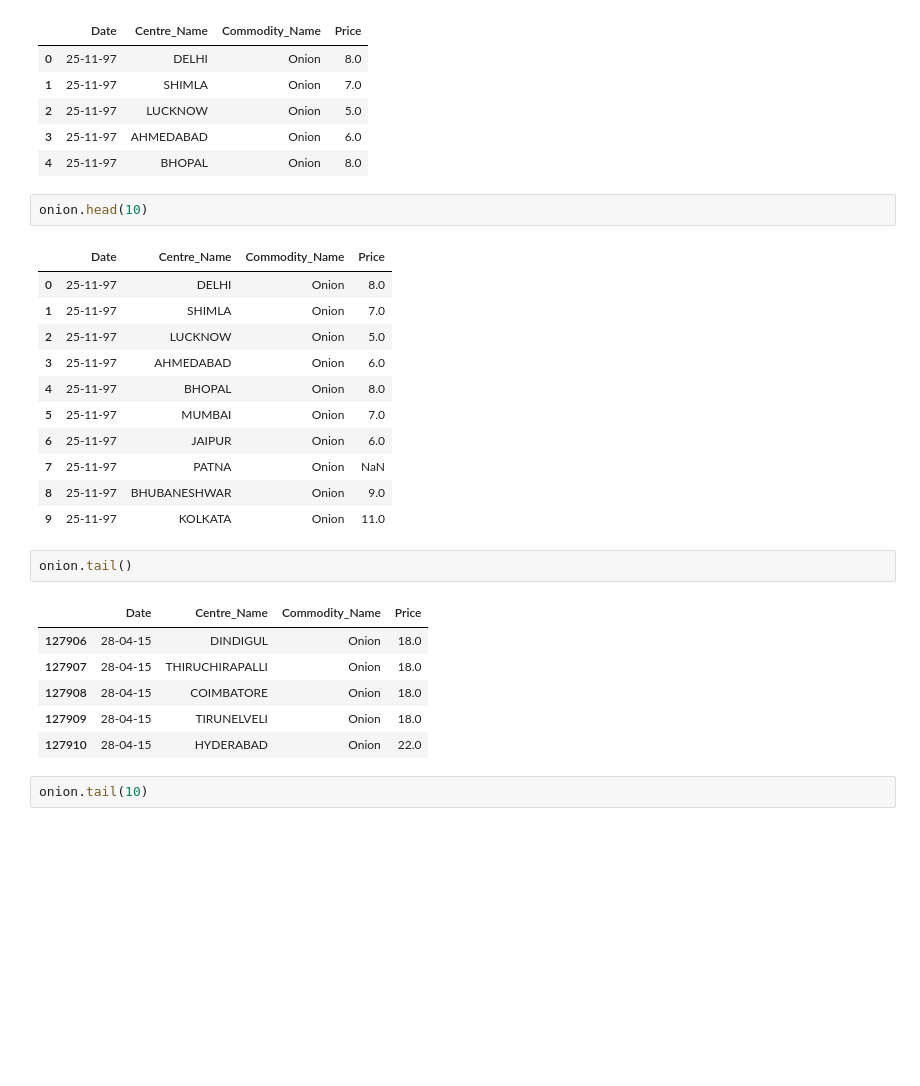
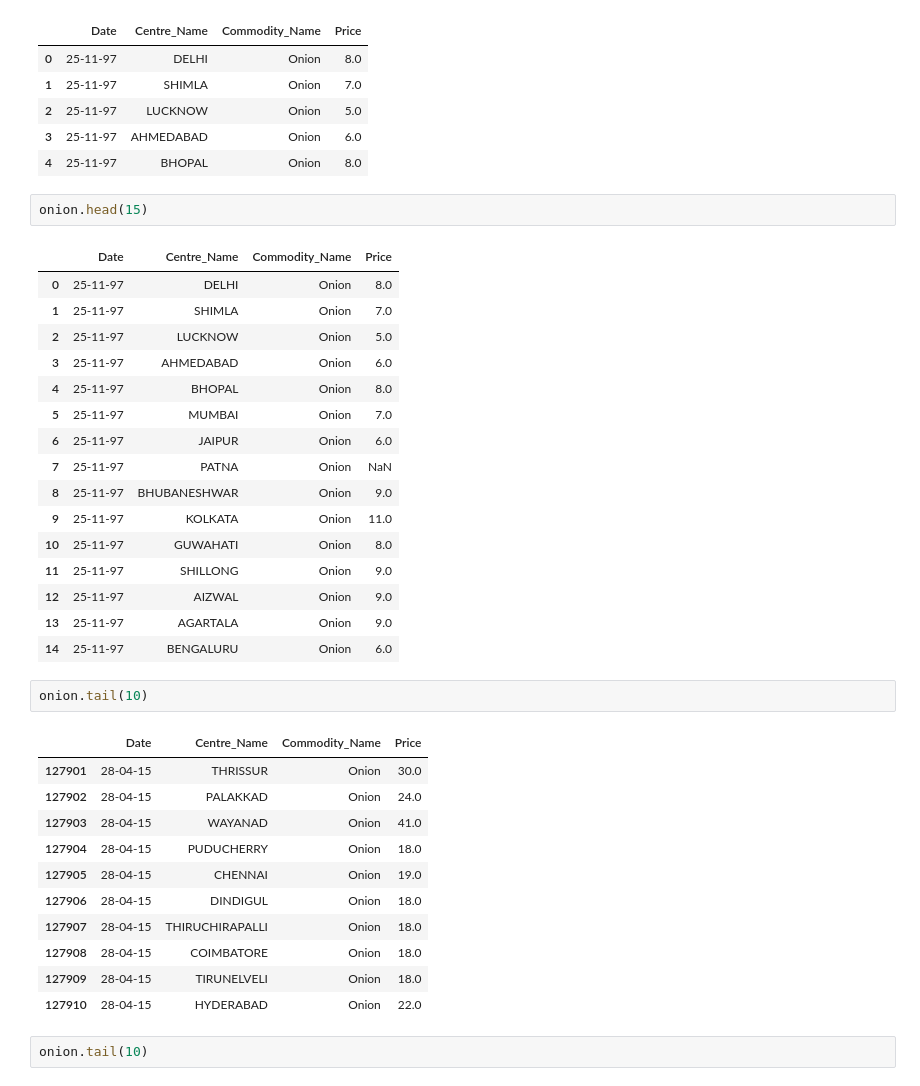
Before and after one commit to enuguru/DataScienceLevelOne, a Jupyter notebook: pydslevelone/data_inspection/onion_prices_data_inspection.ipynb, the cells around one changed output. Cells and saved outputs as stored; diff of their text form; blank space fills up the shorter version.

```diff
--- a/pydslevelone/data_inspection/onion_prices_data_inspection.ipynb
+++ b/pydslevelone/data_inspection/onion_prices_data_inspection.ipynb
@@ -72,23 +74,33 @@ onion.head()
 | 3 | 25-11-97 | AHMEDABAD | Onion | 6.0 |
 | 4 | 25-11-97 | BHOPAL | Onion | 8.0 |
 # %%
-onion.head(10)
+onion.head(15)
 # %% [output]
 |  | Date | Centre_Name | Commodity_Name | Price |
 | 0 | 25-11-97 | DELHI | Onion | 8.0 |
 | 1 | 25-11-97 | SHIMLA | Onion | 7.0 |
 | 2 | 25-11-97 | LUCKNOW | Onion | 5.0 |
 | 3 | 25-11-97 | AHMEDABAD | Onion | 6.0 |
 | 4 | 25-11-97 | BHOPAL | Onion | 8.0 |
 | 5 | 25-11-97 | MUMBAI | Onion | 7.0 |
 | 6 | 25-11-97 | JAIPUR | Onion | 6.0 |
 | 7 | 25-11-97 | PATNA | Onion | NaN |
 | 8 | 25-11-97 | BHUBANESHWAR | Onion | 9.0 |
 | 9 | 25-11-97 | KOLKATA | Onion | 11.0 |
+| 10 | 25-11-97 | GUWAHATI | Onion | 8.0 |
+| 11 | 25-11-97 | SHILLONG | Onion | 9.0 |
+| 12 | 25-11-97 | AIZWAL | Onion | 9.0 |
+| 13 | 25-11-97 | AGARTALA | Onion | 9.0 |
+| 14 | 25-11-97 | BENGALURU | Onion | 6.0 |
 # %%
-onion.tail()
+onion.tail(10)
 # %% [output]
 |  | Date | Centre_Name | Commodity_Name | Price |
+| 127901 | 28-04-15 | THRISSUR | Onion | 30.0 |
+| 127902 | 28-04-15 | PALAKKAD | Onion | 24.0 |
+| 127903 | 28-04-15 | WAYANAD | Onion | 41.0 |
+| 127904 | 28-04-15 | PUDUCHERRY | Onion | 18.0 |
+| 127905 | 28-04-15 | CHENNAI | Onion | 19.0 |
 | 127906 | 28-04-15 | DINDIGUL | Onion | 18.0 |
 | 127907 | 28-04-15 | THIRUCHIRAPALLI | Onion | 18.0 |
 | 127908 | 28-04-15 | COIMBATORE | Onion | 18.0 |
```
Also changed, not shown: parts of 33 cells of this notebook, 11 other files.
